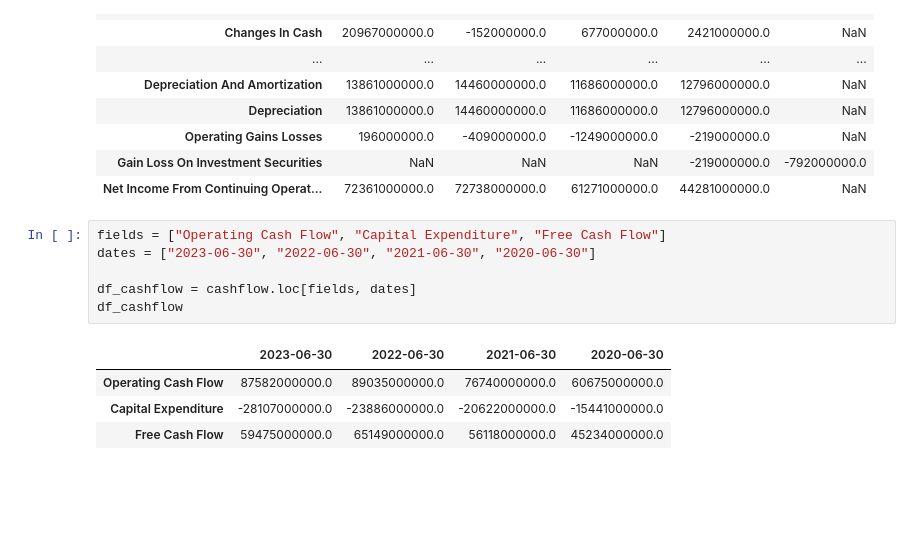
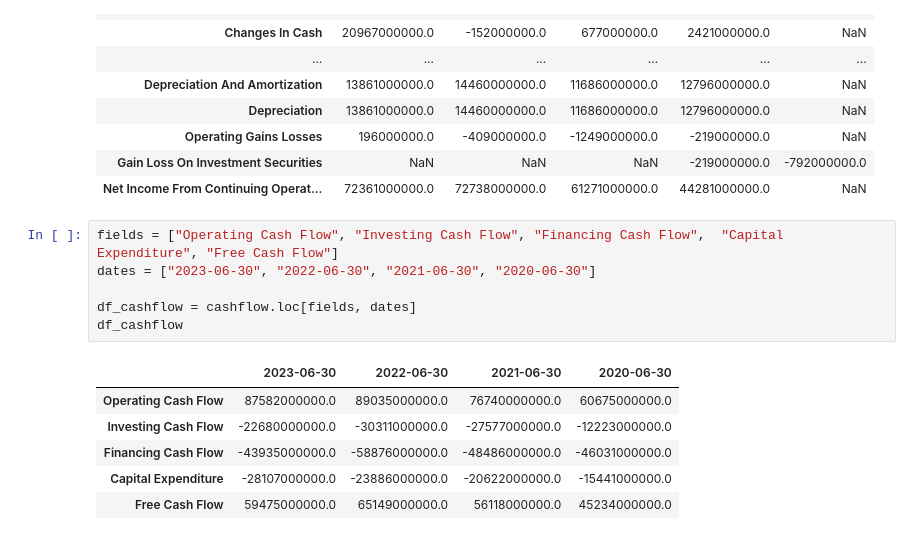
Before and after one commit to paty-oliveira/data-analysis-playground, a Jupyter notebook: stock-analysis/fundamental-analysis/index.ipynb, the cells around one changed output. Drawn from its saved outputs; the diff is of its cells as text; blank space fills up the shorter version.

Commit message:
Transform data about Cash Flow

```diff
--- a/stock-analysis/fundamental-analysis/index.ipynb
+++ b/stock-analysis/fundamental-analysis/index.ipynb
@@ -537,13 +537,15 @@ cashflow
 | Gain Loss On Investment Securities | NaN | NaN | NaN | -219000000.0 | -792000000.0 |
 | Net Income From Continuing Operat... | 72361000000.0 | 72738000000.0 | 61271000000.0 | 44281000000.0 | NaN |
 # %%
-fields = ["Operating Cash Flow", "Capital Expenditure", "Free Cash Flow"]
+fields = ["Operating Cash Flow", "Investing Cash Flow", "Financing Cash Flow",  "Capital Expenditure", "Free Cash Flow"]
 dates = ["2023-06-30", "2022-06-30", "2021-06-30", "2020-06-30"]
 
 df_cashflow = cashflow.loc[fields, dates]
 df_cashflow
 # %% [output]
 |  | 2023-06-30 | 2022-06-30 | 2021-06-30 | 2020-06-30 |
 | Operating Cash Flow | 87582000000.0 | 89035000000.0 | 76740000000.0 | 60675000000.0 |
+| Investing Cash Flow | -22680000000.0 | -30311000000.0 | -27577000000.0 | -12223000000.0 |
+| Financing Cash Flow | -43935000000.0 | -58876000000.0 | -48486000000.0 | -46031000000.0 |
 | Capital Expenditure | -28107000000.0 | -23886000000.0 | -20622000000.0 | -15441000000.0 |
 | Free Cash Flow | 59475000000.0 | 65149000000.0 | 56118000000.0 | 45234000000.0 |
```
Also changed, not shown: parts of 3 cells of this notebook.
